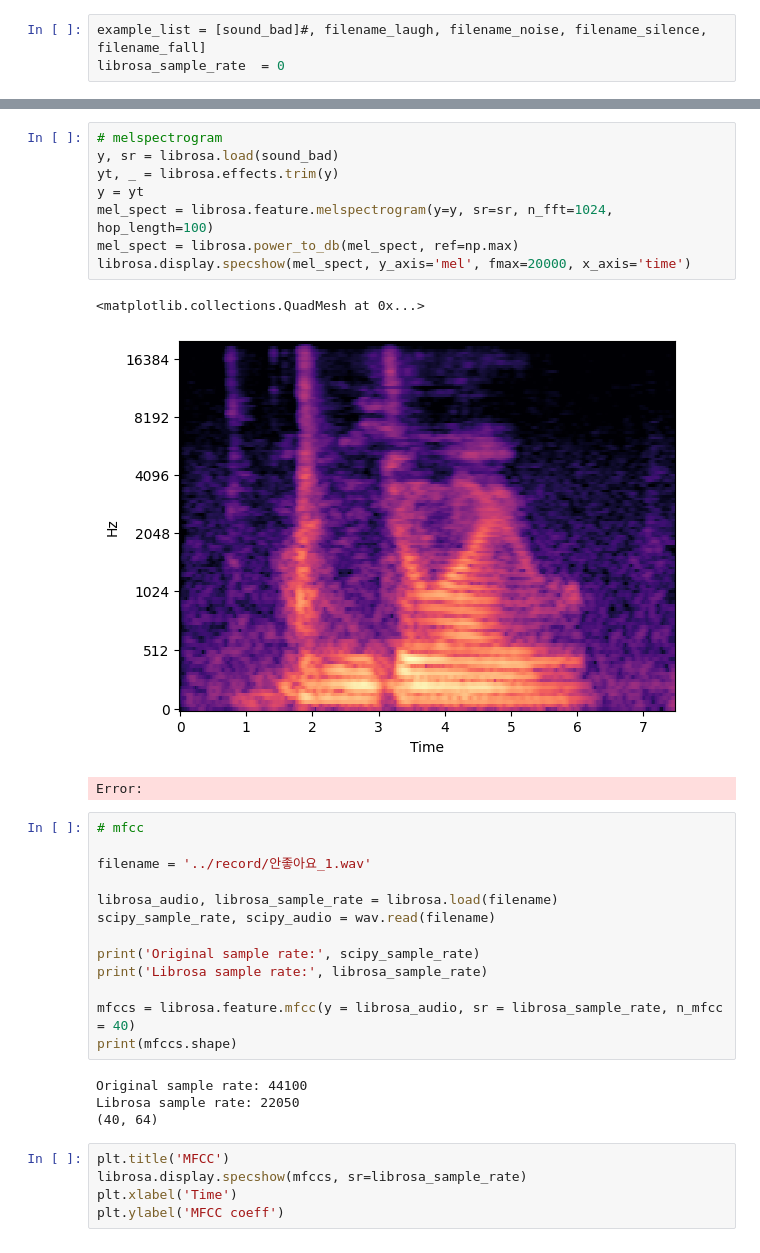
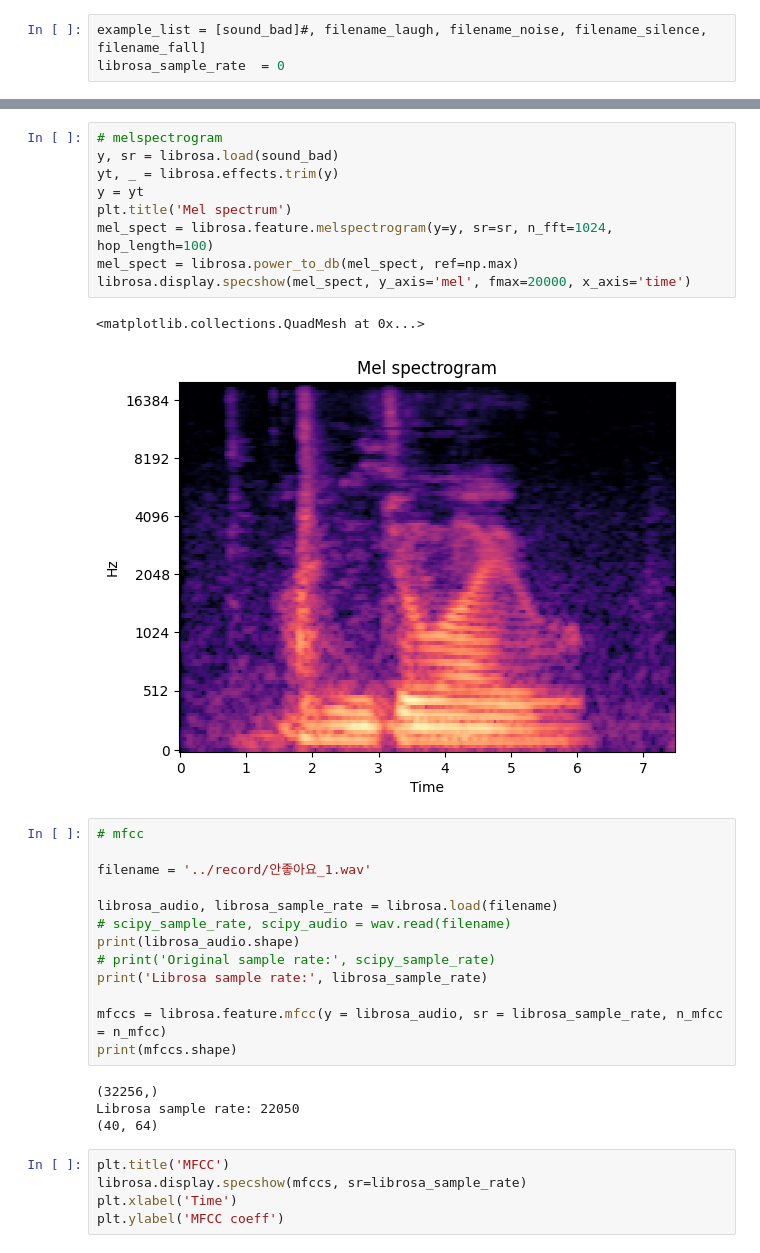
Before and after one commit to addinedu-amr/deeplearning-repo-1, a Jupyter notebook: mfcc_cnn.ipynb, the cells around one changed output, grey strips where cells are left out. Saved outputs shown, nothing was run; the diff lists cells and outputs as text.

```diff
--- a/mfcc_cnn.ipynb
+++ b/mfcc_cnn.ipynb
@@ -66,30 +66,30 @@ for i in  example_list:
 # %%
 # melspectrogram
 y, sr = librosa.load(sound_bad)
 yt, _ = librosa.effects.trim(y)
 y = yt
+plt.title('Mel spectrum')
 mel_spect = librosa.feature.melspectrogram(y=y, sr=sr, n_fft=1024, hop_length=100)
 mel_spect = librosa.power_to_db(mel_spect, ref=np.max)
 librosa.display.specshow(mel_spect, y_axis='mel', fmax=20000, x_axis='time')
 # %% [output]
 <matplotlib.collections.QuadMesh at 0x...>
-[figure, old version]
+[figure, new version]
-Error:
 # %%
 # mfcc
 
 filename = '../record/안좋아요_1.wav'
 
 librosa_audio, librosa_sample_rate = librosa.load(filename)
-scipy_sample_rate, scipy_audio = wav.read(filename)
-
-print('Original sample rate:', scipy_sample_rate)
+# scipy_sample_rate, scipy_audio = wav.read(filename)
+print(librosa_audio.shape)
+# print('Original sample rate:', scipy_sample_rate)
 print('Librosa sample rate:', librosa_sample_rate)
 
-mfccs = librosa.feature.mfcc(y = librosa_audio, sr = librosa_sample_rate, n_mfcc = 40)
+mfccs = librosa.feature.mfcc(y = librosa_audio, sr = librosa_sample_rate, n_mfcc = n_mfcc)
 print(mfccs.shape)
 # %% [output]
-Original sample rate: 44100
+(32256,)
 Librosa sample rate: 22050
 (40, 64)
 # %%
```
Also changed, not shown: parts of 34 cells of this notebook.
